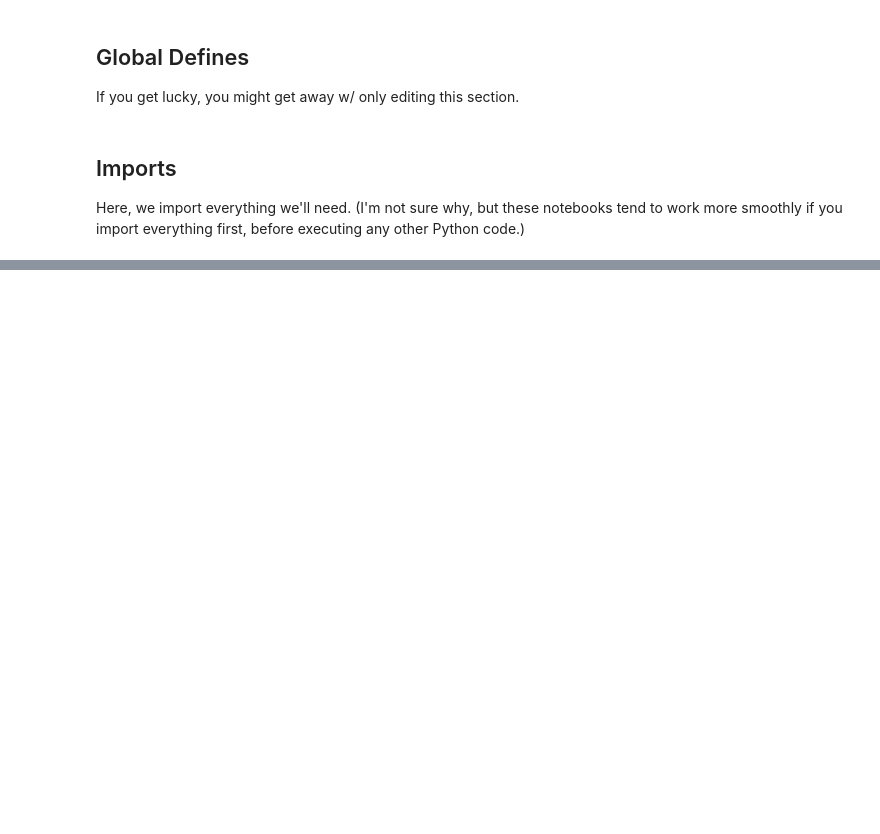
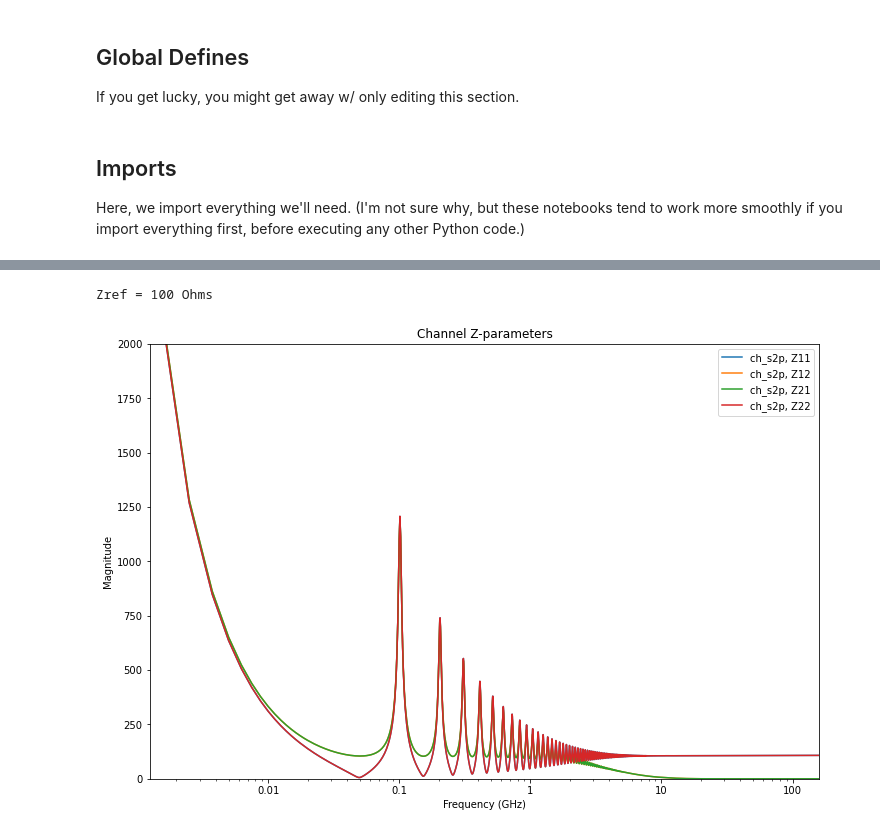
Before and after one commit to capn-freako/PyBERT, a Jupyter notebook: misc/PyBERTasLibrary.ipynb, the cells around one changed output, grey strips where cells are left out. Cells and saved outputs as stored; diff of their text form; code cells hidden in the pictures; blank space fills up the shorter version.

```diff
--- a/misc/PyBERTasLibrary.ipynb
+++ b/misc/PyBERTasLibrary.ipynb
@@ -105,0 +269,8 @@ set `myPyBERT.tx_use_ts4` to `False` and re-run this cell.
+# %%
+print(f"Zref = {Zref:3.0f} Ohms")
+myPyBERT.ch_s2p.plot_z_mag(title="Channel Z-parameters", logx=True)
+plt.axis(ymin=0, ymax=2e3)
+plt.show()
+# %% [output]
+Zref = 100 Ohms
+[figure, added]
```
Also changed, not shown: parts of 58 cells of this notebook, 1 other file.
